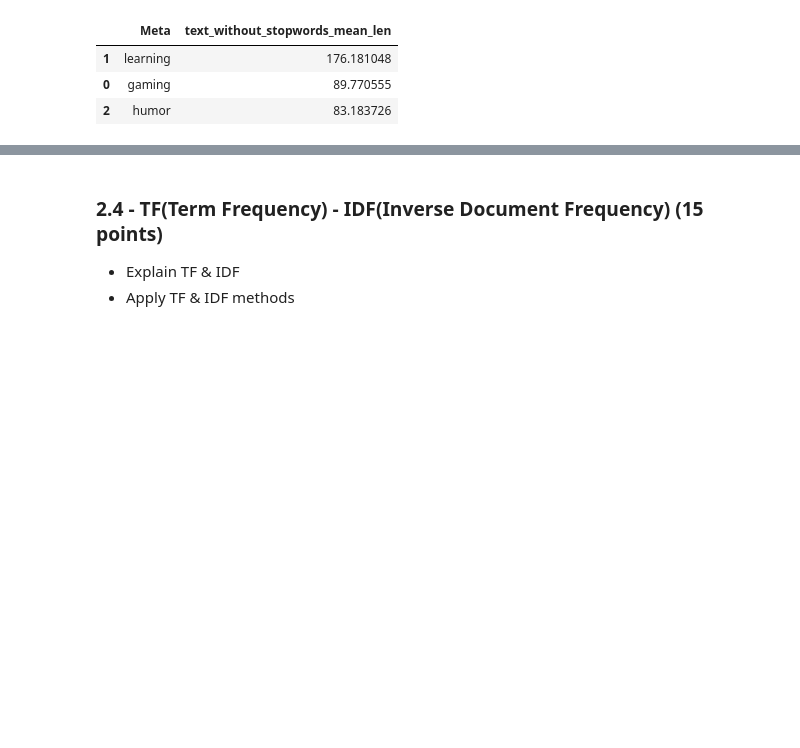
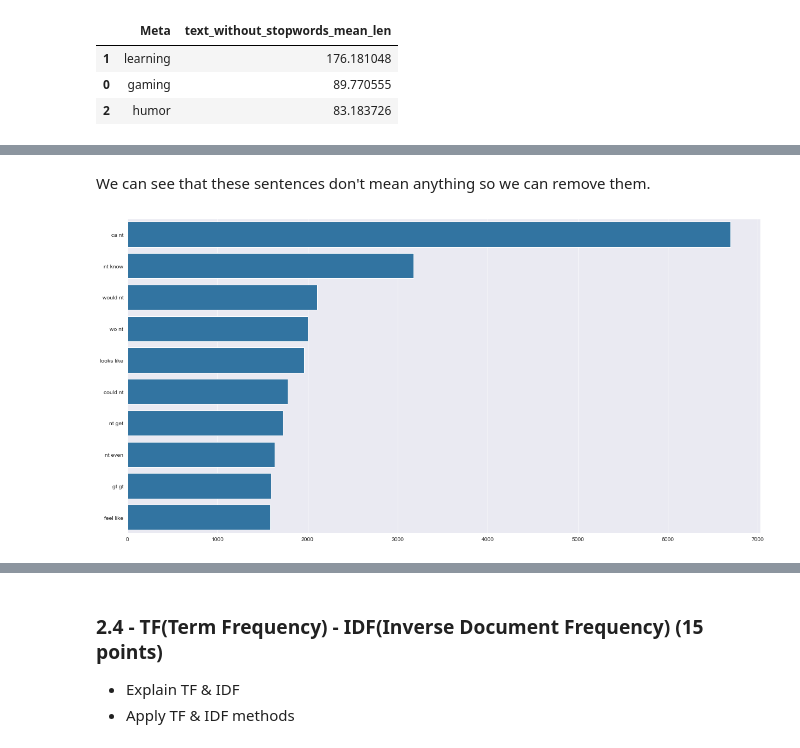
Before and after one commit to salihboraguder/MAT386E-NLP, a Jupyter notebook: HW_2_DL.ipynb, the cells around one changed output, grey strips where cells are left out. Saved outputs shown, nothing was run; the diff lists cells and outputs as text; code cells hidden in the pictures; blank space fills up the shorter version.

```diff
--- a/HW_2_DL.ipynb
+++ b/HW_2_DL.ipynb
@@ -272,3 +272,13 @@ def get_top_text_ngrams(corpus, n, g):
     words_freq = [(word, sum_words[0, idx]) for word, idx in vec.vocabulary_.items()]
     words_freq =sorted(words_freq, key = lambda x: x[1], reverse=True)
     return words_freq[:n]
+
+
+def plot_top_n(data,col,n,g):
+
+
+    plt.figure(figsize = (20,10),dpi=75)
+    most_common = get_top_text_ngrams(data[col],n,g)
+    most_common = dict(most_common)
+    sns.barplot(x=list(most_common.values()),y=list(most_common.keys()))
+    plt.show()
@@ -302,0 +362,2 @@ sns.barplot(x=list(most_common_tri.values()),y=list(most_common_tri.keys()))
+# %% [markdown]
+We can see that these sentences don't mean anything so we can remove them.
@@ -302,0 +367,4 @@ sns.barplot(x=list(most_common_tri.values()),y=list(most_common_tri.keys()))
+# %%
+plot_top_n(data,"text_without_stopwords",10,2)
+# %% [output]
+[figure, added]
```
Also changed, not shown: parts of 20 cells of this notebook.
